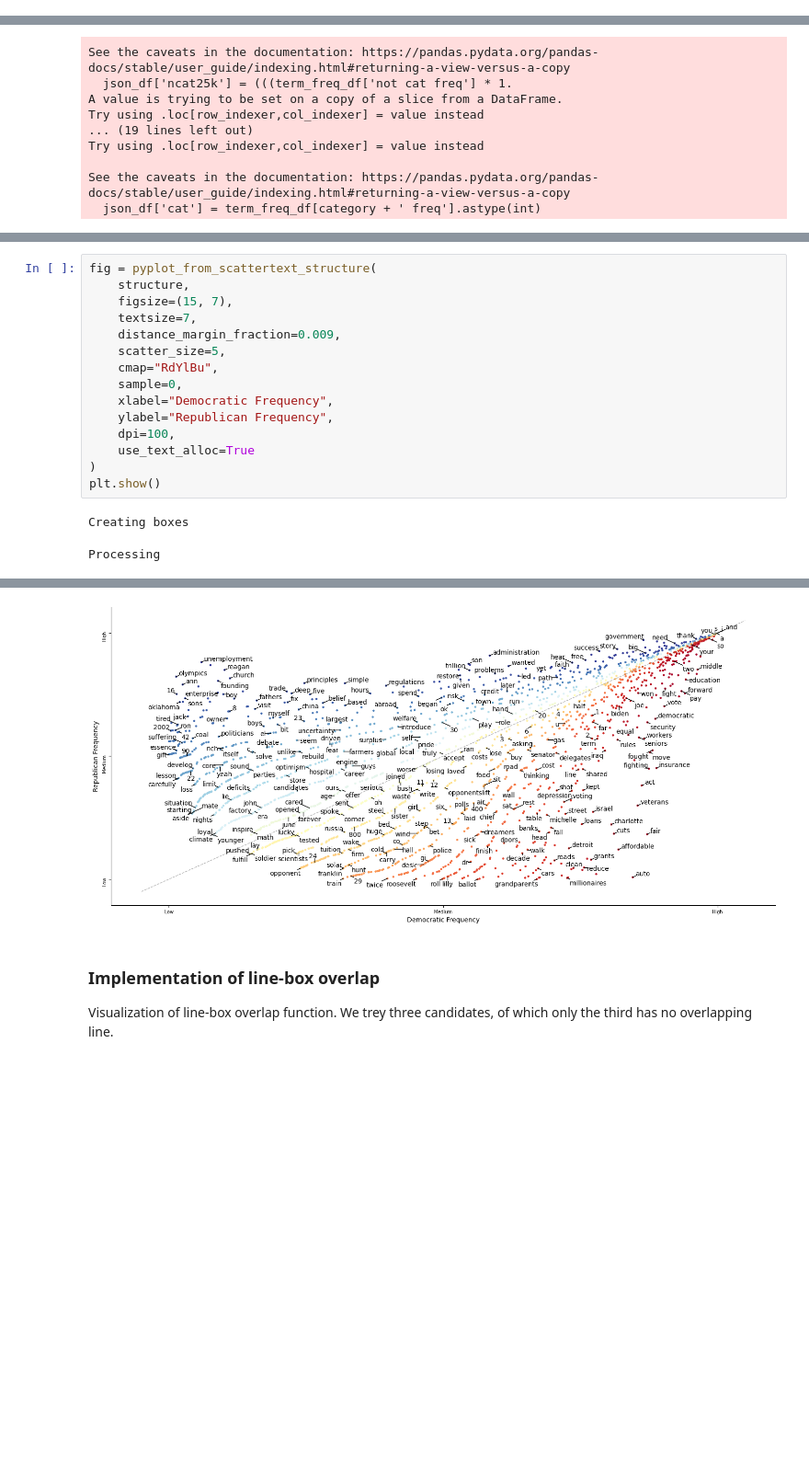
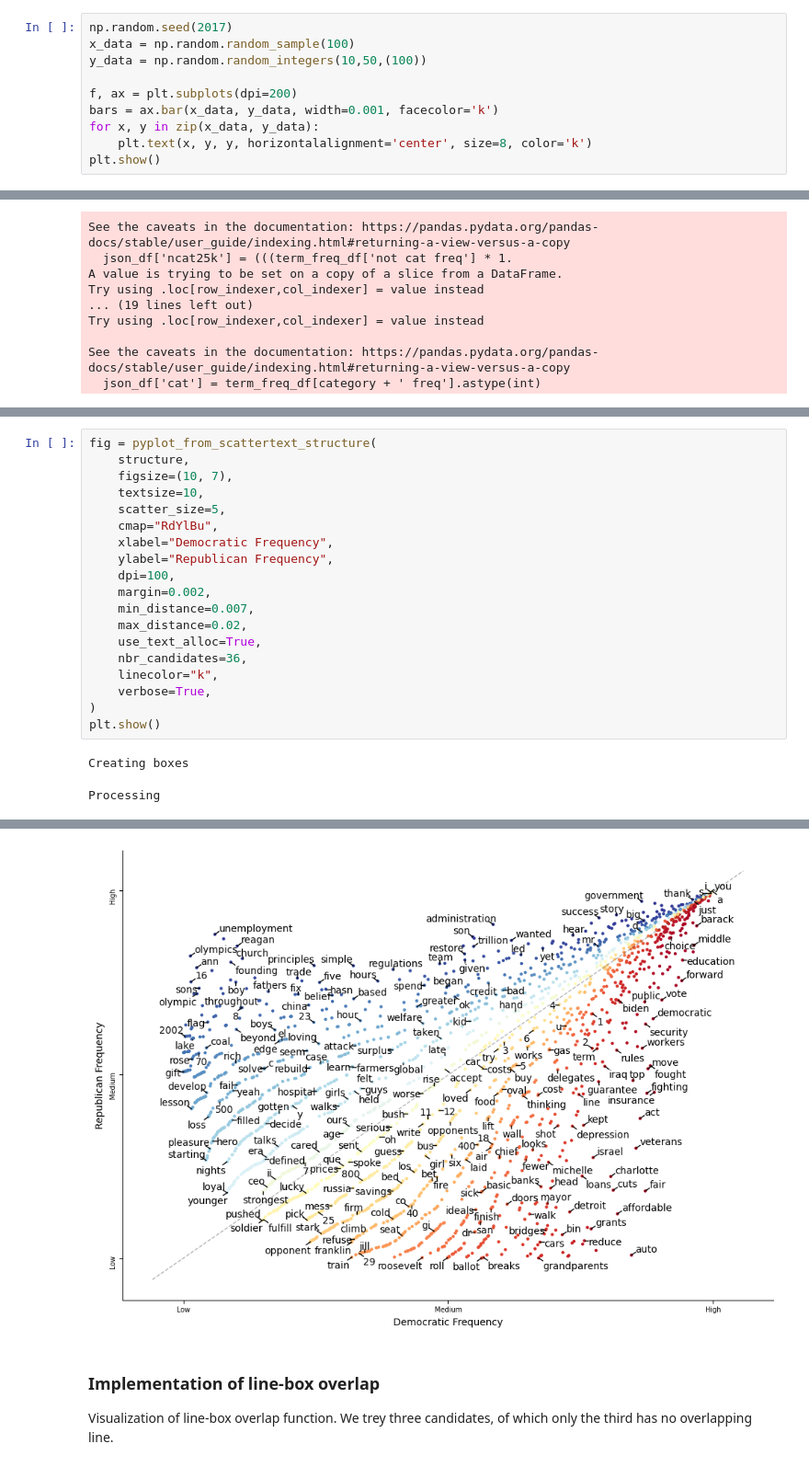
Before and after one commit to ckjellson/textalloc, a Jupyter notebook: demo.ipynb, the cells around one changed output, grey strips where cells are left out. Shown at 92% size. Drawn from its saved outputs; the diff is of its cells as text; blank space fills up the shorter version.

```diff
--- a/demo.ipynb
+++ b/demo.ipynb
@@ -63,0 +72,10 @@ plt.show()
+# %%
+np.random.seed(2017)
+x_data = np.random.random_sample(100)
+y_data = np.random.random_integers(10,50,(100))
+
+f, ax = plt.subplots(dpi=200)
+bars = ax.bar(x_data, y_data, width=0.001, facecolor='k')
+for x, y in zip(x_data, y_data):
+    plt.text(x, y, y, horizontalalignment='center', size=8, color='k')
+plt.show()
@@ -233,16 +280,20 @@ plt.show()
 # %%
 fig = pyplot_from_scattertext_structure(
     structure,
-    figsize=(15, 7),
-    textsize=7,
-    distance_margin_fraction=0.009,
+    figsize=(10, 7),
+    textsize=10,
     scatter_size=5,
     cmap="RdYlBu",
-    sample=0,
     xlabel="Democratic Frequency",
     ylabel="Republican Frequency",
     dpi=100,
-    use_text_alloc=True
+    margin=0.002,
+    min_distance=0.007,
+    max_distance=0.02,
+    use_text_alloc=True,
+    nbr_candidates=36,
+    linecolor="k",
+    verbose=True,
 )
 plt.show()
 # %% [output]
@@ -253,4 +304,4 @@ Finished in 1.9845638275146484s
-[figure, old version]
+[figure, new version]
 # %% [markdown]
 ### Implementation of line-box overlap
 
```
Also changed, not shown: parts of 8 cells of this notebook, 11 other files.
